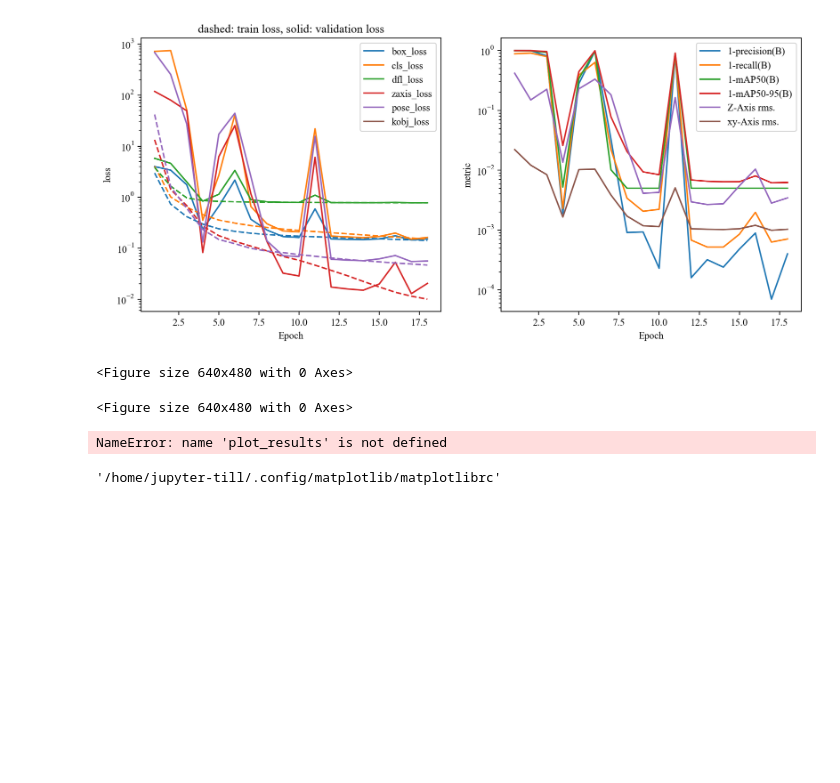
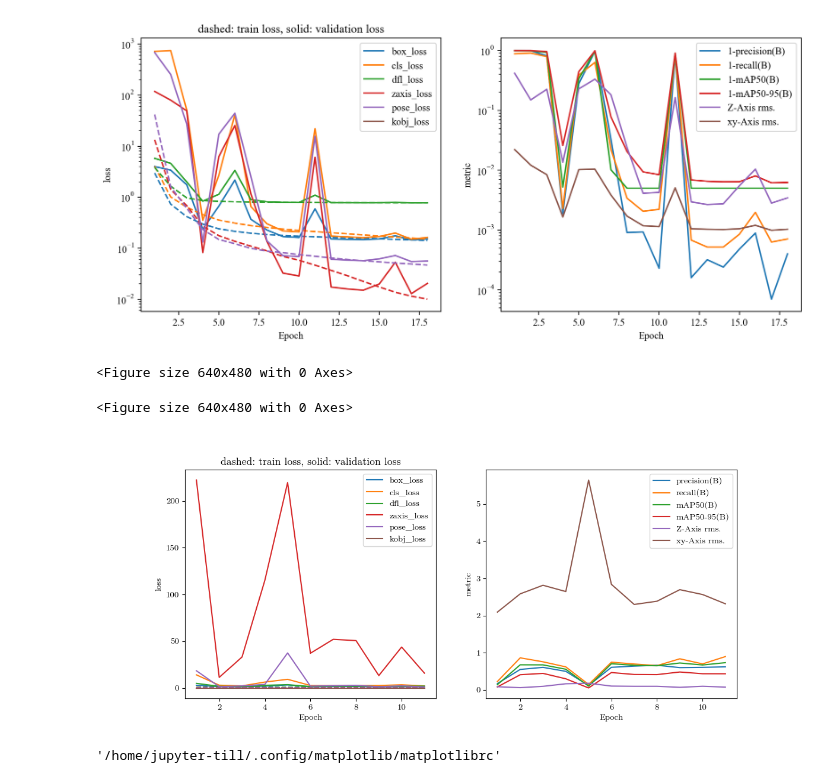
Before and after one commit to till-robert/YOLOtrack11, a Jupyter notebook: plot_results.ipynb, the cells around one changed output. Cells and saved outputs as stored; diff of their text form; code cells hidden in the pictures; blank space fills up the shorter version.

```diff
--- a/plot_results.ipynb
+++ b/plot_results.ipynb
@@ -79,11 +78,11 @@ plot_results("../ultralytics/runs/pose/train64/results.csv",)
 <Figure size 640x480 with 0 Axes>
 <Figure size 640x480 with 0 Axes>
 # %%
-fig = plot_results("../ultralytics/runs/pose/train66/results.csv")
+fig = plot_results("../ultralytics/runs/pose/train91/results.csv", log=False)
 # hfig = display(fig, display_id=True)
 # hfig.update(fig)
 # %% [output]
-NameError: name 'plot_results' is not defined
+[figure, added]
 # %%
 import matplotlib
 # %%
```
Also changed, not shown: parts of 3 cells of this notebook, 16 other files.
